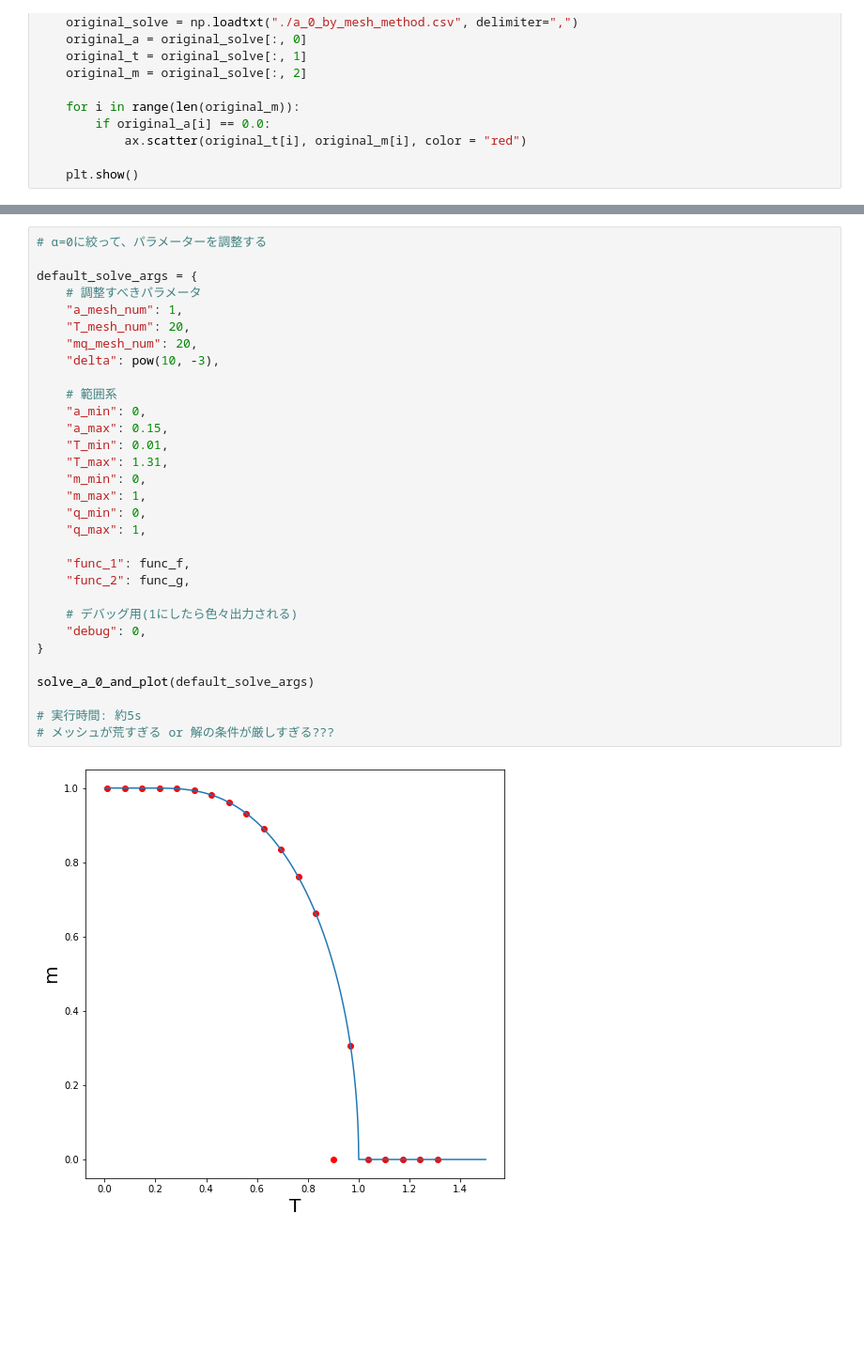
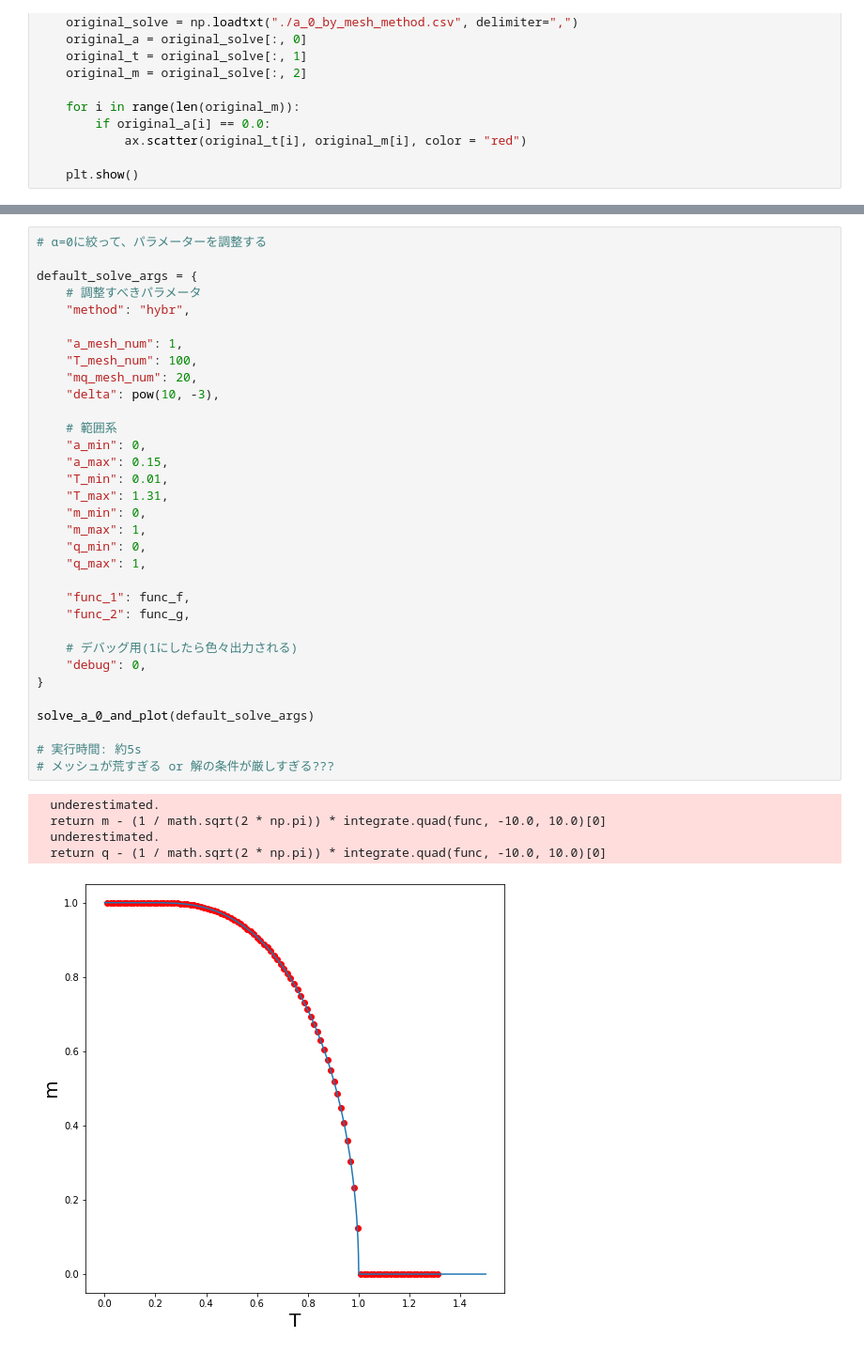
Before and after one commit to yamoyamoto/jupyter, a Jupyter notebook: fp_model/use_scipy.ipynb, the cells around one changed output, grey strips where cells are left out. Shown at 94% size. Cells and saved outputs as stored; diff of their text form; blank space fills up the shorter version.

```diff
--- a/fp_model/use_scipy.ipynb
+++ b/fp_model/use_scipy.ipynb
@@ -176,35 +172,41 @@ class Solver:
 # α=0に絞って、パラメーターを調整する
 
 default_solve_args = {
     # 調整すべきパラメータ
+    "method": "hybr",
+
     "a_mesh_num": 1,
-    "T_mesh_num": 20,
+    "T_mesh_num": 100,
     "mq_mesh_num": 20,
     "delta": pow(10, -3),
 
     # 範囲系
     "a_min": 0,
     "a_max": 0.15,
     "T_min": 0.01,
     "T_max": 1.31,
     "m_min": 0,
     "m_max": 1,
     "q_min": 0,
     "q_max": 1,
 
     "func_1": func_f,
     "func_2": func_g,
 
     # デバッグ用(1にしたら色々出力される)
     "debug": 0,
 }
 
 solve_a_0_and_plot(default_solve_args)
 
 # 実行時間: 約5s
 # メッシュが荒すぎる or 解の条件が厳しすぎる???
 # %% [output]
+  underestimated.
+  return m - (1 / math.sqrt(2 * np.pi)) * integrate.quad(func, -10.0, 10.0)[0]
+  underestimated.
+  return q - (1 / math.sqrt(2 * np.pi)) * integrate.quad(func, -10.0, 10.0)[0]
-[figure, old version]
+[figure, new version]
 # %%
 # α=0に絞って、パラメーターを調整する
 
```
Also changed, not shown: parts of 5 cells of this notebook, 9 other files.
